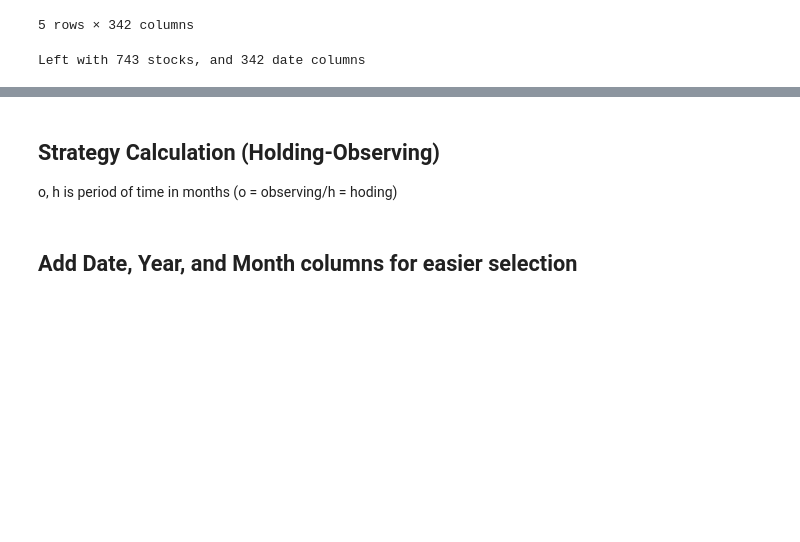
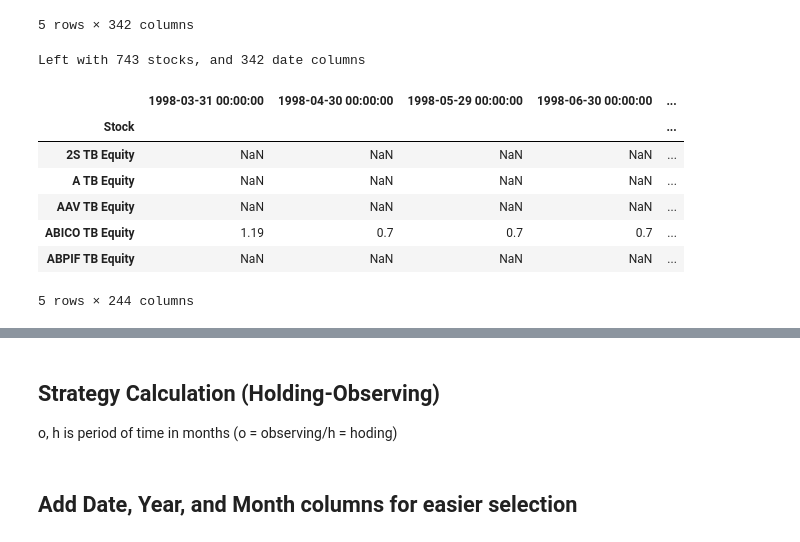
Before and after one commit to aunnnn/stocks_strategy, a Jupyter notebook: strategy.ipynb, the cells around one changed output, grey strips where cells are left out. Drawn from its saved outputs; the diff is of its cells as text; code cells hidden in the pictures; blank space fills up the shorter version.

```diff
--- a/strategy.ipynb
+++ b/strategy.ipynb
@@ -51,3 +55,14 @@ Left with 743 stocks, and 342 date columns
+# %%
+df.head()
+# %% [output]
+|  | 1998-03-31 00:00:00 | 1998-04-30 00:00:00 | 1998-05-29 00:00:00 | 1998-06-30 00:00:00 | ... |
+| Stock |  |  |  |  | ... |
+| 2S TB Equity | NaN | NaN | NaN | NaN | ... |
+| A TB Equity | NaN | NaN | NaN | NaN | ... |
+| AAV TB Equity | NaN | NaN | NaN | NaN | ... |
+| ABICO TB Equity | 1.19 | 0.7 | 0.7 | 0.7 | ... |
+| ABPIF TB Equity | NaN | NaN | NaN | NaN | ... |
+5 rows × 244 columns
 # %%
 @interact(index=(0,len(df.index)-1))
 def view_stocks(index=0):
```
Also changed, not shown: parts of 16 cells of this notebook, 2 other files.
